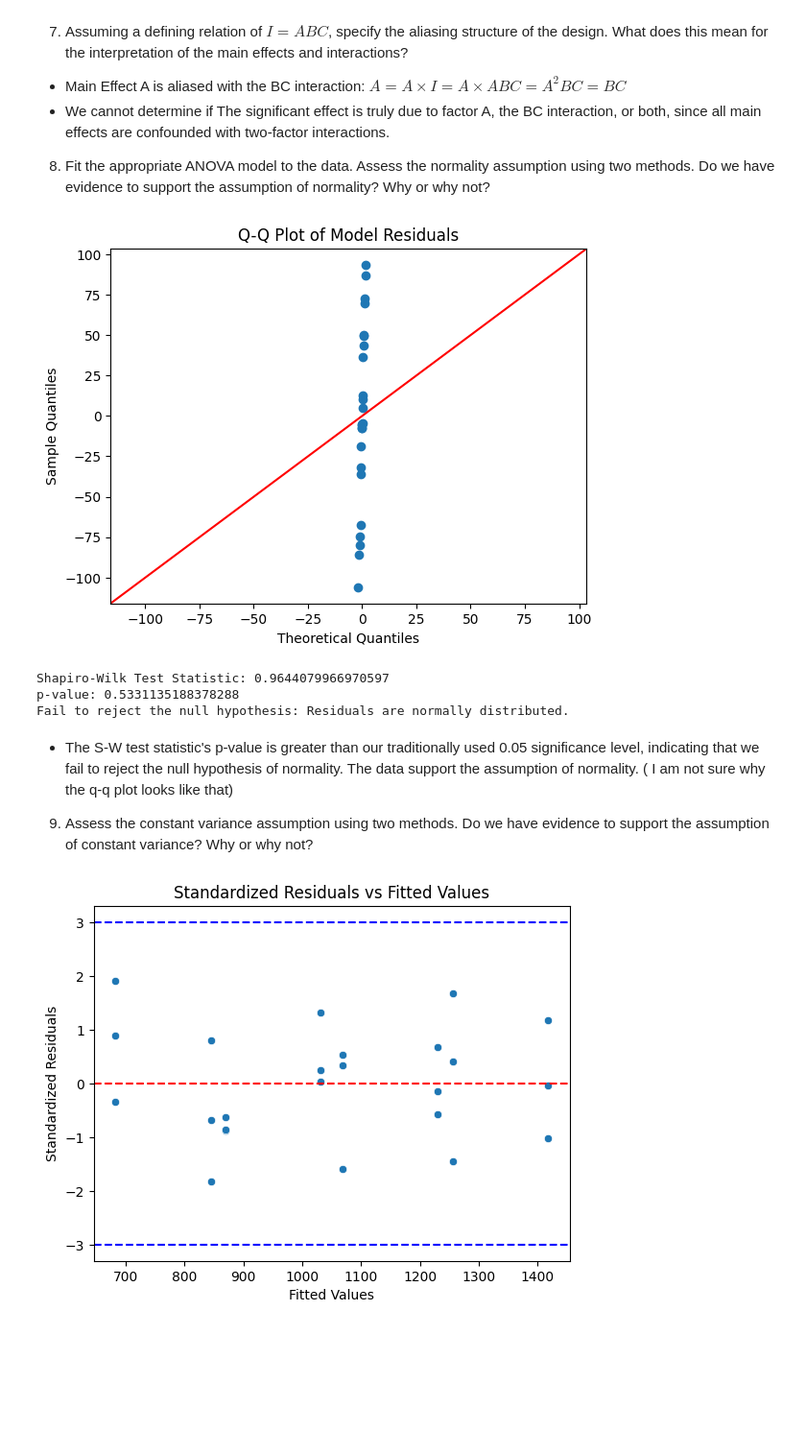
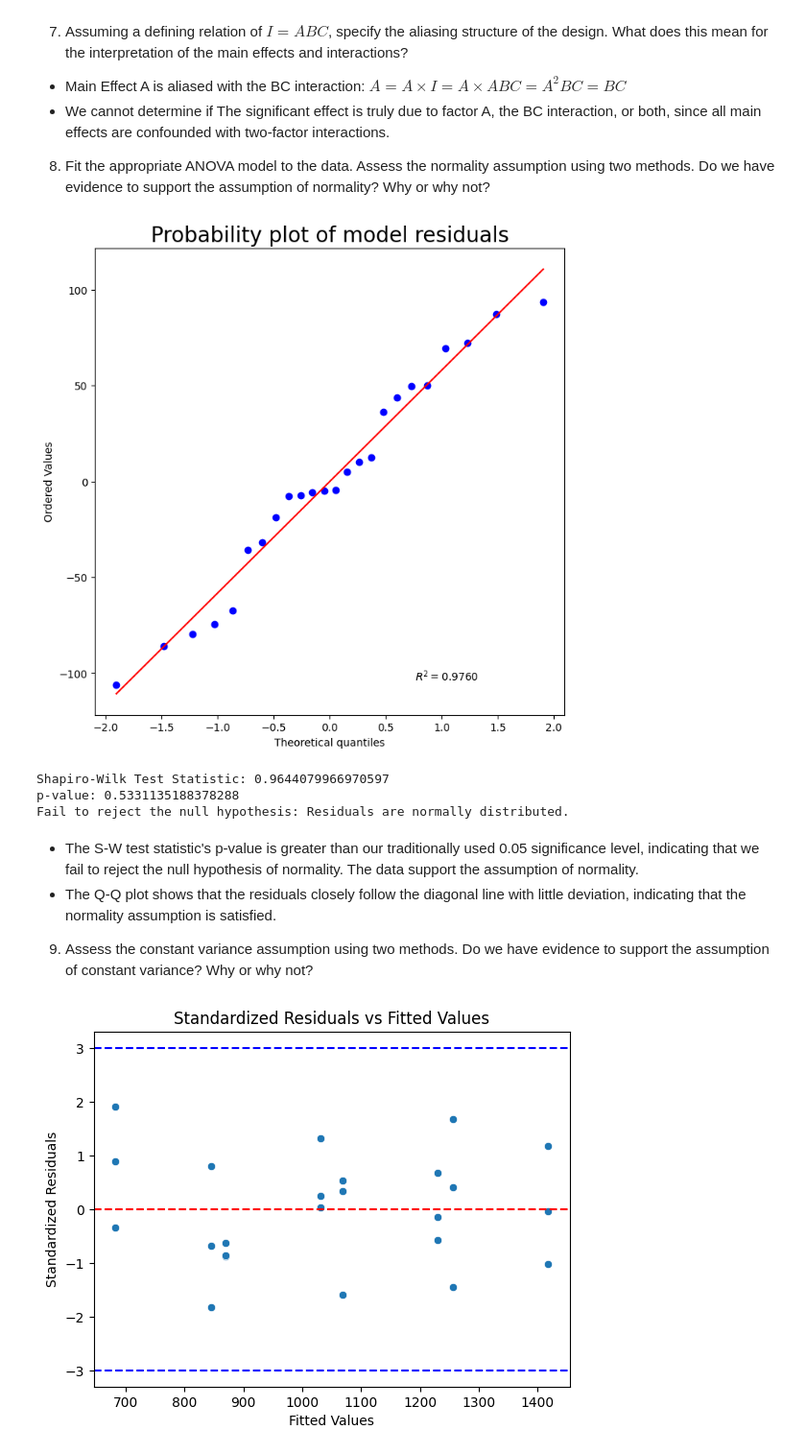
Before and after one commit to kwill580/STAT-7220-Applied-Experimental-Design, a Jupyter notebook: Assignments/Final-Exam/Final-Exam.ipynb, the cells around one changed output. Shown at 96% size. Saved outputs shown, nothing was run; the diff lists cells and outputs as text; code cells hidden in the pictures; blank space fills up the shorter version.

```diff
--- a/Assignments/Final-Exam/Final-Exam.ipynb
+++ b/Assignments/Final-Exam/Final-Exam.ipynb
@@ -294,39 +294,42 @@ support for the alternative hypothesis. Each boxplot presents the gap between ea
 # %%
 ## First, import ols function ##
 
 from statsmodels.formula.api import ols
 import scipy.stats as stats
 import statsmodels.api as sm
 from statsmodels.stats.diagnostic import het_breuschpagan
 
 sales_mod = ols('Sales ~ Location * Timing * Marketing', data=sales).fit()
 
 ## Extract Model Residuals ##
 
 sales_residuals = sales_mod.resid
 
-## Use statsmodels to plot qqplot ##
-
-sm.qqplot(sales_residuals, line ='45')
-plt.title('Q-Q Plot of Model Residuals')
+## Generate QQ-plot ##
+fig = plt.figure(figsize= (8, 8))
+ax = fig.add_subplot(111)
+normality_plot, stat = stats.probplot(sales_residuals, plot= plt, rvalue= True)
+ax.set_title("Probability plot of model residuals", fontsize= 20)
+ax.set
 plt.show()
 
 ## Run Shapiro-Wilk Test for Normality ##
 
 sales_shapiro_test = stats.shapiro(sales_residuals)
 print(f'Shapiro-Wilk Test Statistic: {sales_shapiro_test.statistic}')
 print(f'p-value: {sales_shapiro_test.pvalue}')
 if sales_shapiro_test.pvalue < 0.05:
     print("Reject the null hypothesis: Residuals are not normally distributed.")
 else:
     print("Fail to reject the null hypothesis: Residuals are normally distributed.")
 # %% [output]
-[figure, old version]
+[figure, new version]
 Shapiro-Wilk Test Statistic: 0.9644079966970597
 p-value: 0.5331135188378288
 Fail to reject the null hypothesis: Residuals are normally distributed.
 # %% [markdown]
-* The S-W test statistic's p-value is greater than our traditionally used 0.05 significance level, indicating that we fail to reject the null hypothesis of normality. The data support the assumption of normality. ( I am not sure why the q-q plot looks like that)
+* The S-W test statistic's p-value is greater than our traditionally used 0.05 significance level, indicating that we fail to reject the null hypothesis of normality. The data support the assumption of normality.
+* The Q-Q plot shows that the residuals closely follow the diagonal line with little deviation, indicating that the normality assumption is satisfied.
 
 9. Assess the constant variance assumption using two methods. Do we have evidence to support the assumption of constant variance? Why or why not?
 # %%
```
